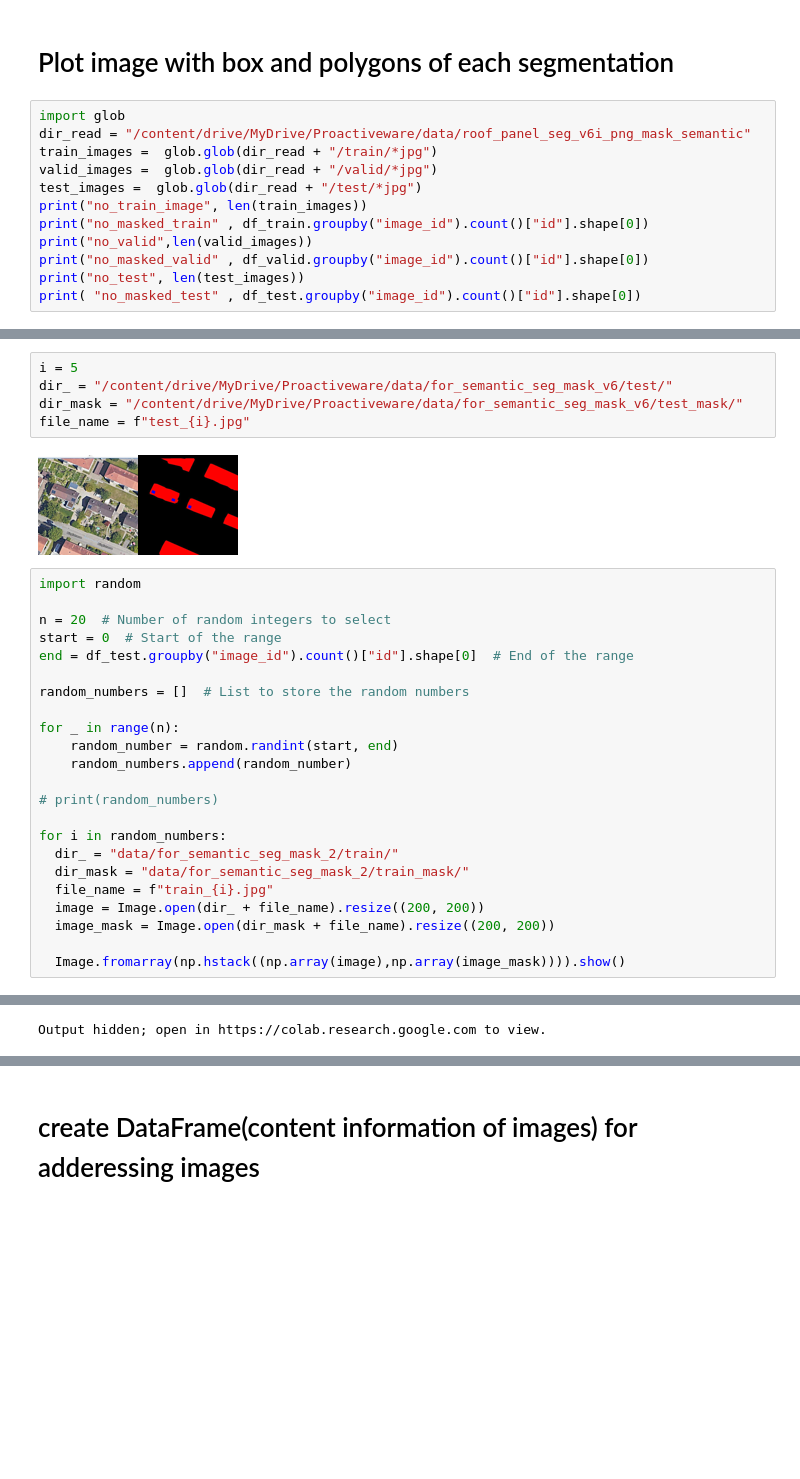
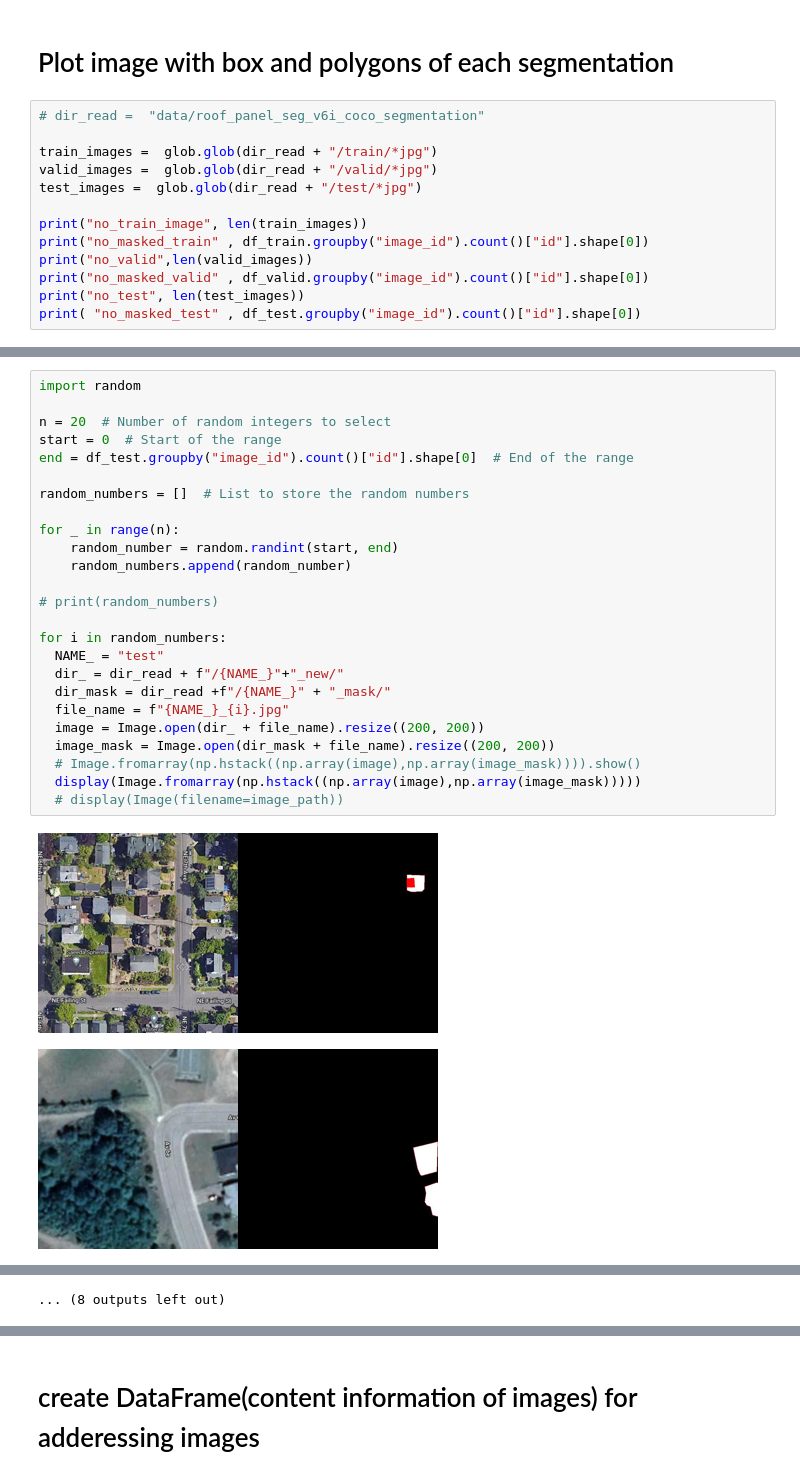
Before and after one commit to yasaman-y/solar_panel_detection_and_segmentation, a Jupyter notebook: 3_Data_Preparation_create_annotation_for_each_images.ipynb, the cells around one changed output, grey strips where cells are left out. Cells and saved outputs as stored; diff of their text form; blank space fills up the shorter version.

```diff
--- a/3_Data_Preparation_create_annotation_for_each_images.ipynb
+++ b/3_Data_Preparation_create_annotation_for_each_images.ipynb
@@ -238,11 +274,12 @@ df_test shape: (706, 7)
 # %% [markdown]
 # Plot image with box and polygons of each segmentation
 # %%
-import glob
-dir_read = "/content/drive/MyDrive/Proactiveware/data/roof_panel_seg_v6i_png_mask_semantic"
+# dir_read =  "data/roof_panel_seg_v6i_coco_segmentation"
+
 train_images =  glob.glob(dir_read + "/train/*jpg")
 valid_images =  glob.glob(dir_read + "/valid/*jpg")
 test_images =  glob.glob(dir_read + "/test/*jpg")
+
 print("no_train_image", len(train_images))
 print("no_masked_train" , df_train.groupby("image_id").count()["id"].shape[0])
 print("no_valid",len(valid_images))
@@ -323,31 +377,28 @@ creat_mask(data,name,dir_)
-# %%
-i = 5
-dir_ = "/content/drive/MyDrive/Proactiveware/data/for_semantic_seg_mask_v6/test/"
-dir_mask = "/content/drive/MyDrive/Proactiveware/data/for_semantic_seg_mask_v6/test_mask/"
-file_name = f"test_{i}.jpg"
-# %% [output]
-[figure, removed]
 # %%
 import random
 
 n = 20  # Number of random integers to select
 start = 0  # Start of the range
 end = df_test.groupby("image_id").count()["id"].shape[0]  # End of the range
 
 random_numbers = []  # List to store the random numbers
 
 for _ in range(n):
     random_number = random.randint(start, end)
     random_numbers.append(random_number)
 
 # print(random_numbers)
 
 for i in random_numbers:
-  dir_ = "data/for_semantic_seg_mask_2/train/"
-  dir_mask = "data/for_semantic_seg_mask_2/train_mask/"
-  file_name = f"train_{i}.jpg"
+  NAME_ = "test"
+  dir_ = dir_read + f"/{NAME_}"+"_new/"
+  dir_mask = dir_read +f"/{NAME_}" + "_mask/"
+  file_name = f"{NAME_}_{i}.jpg"
   image = Image.open(dir_ + file_name).resize((200, 200))
   image_mask = Image.open(dir_mask + file_name).resize((200, 200))
-
-  Image.fromarray(np.hstack((np.array(image),np.array(image_mask)))).show()
+  # Image.fromarray(np.hstack((np.array(image),np.array(image_mask)))).show()
+  display(Image.fromarray(np.hstack((np.array(image),np.array(image_mask)))))
+  # display(Image(filename=image_path))
 # %% [output]
+[figure, added]
+[figure, added]
@@ -354 +415 @@ for i in random_numbers:
-Output hidden; open in https://colab.research.google.com to view.
+... (8 outputs left out)
```
Also changed, not shown: parts of 31 cells of this notebook.
